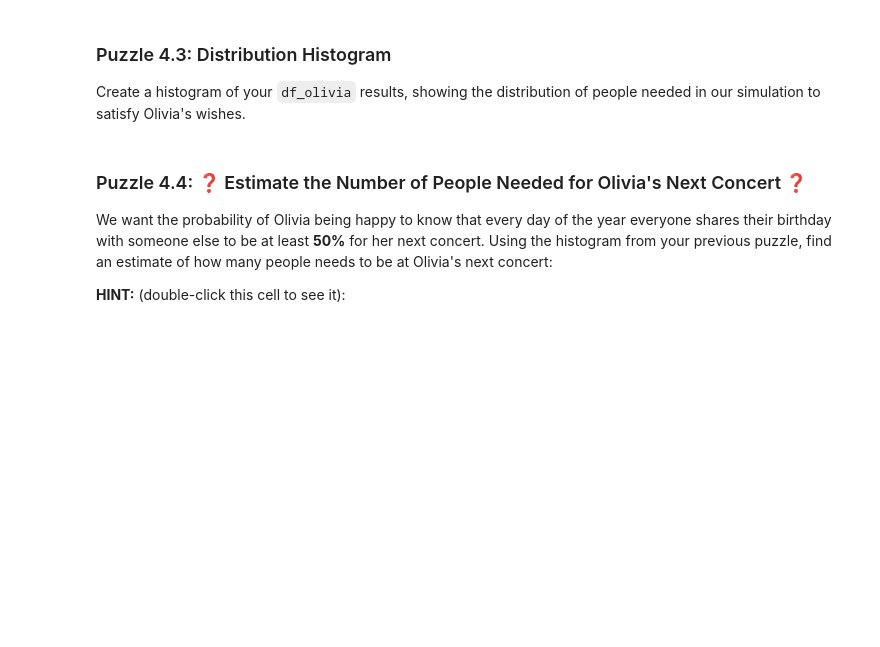
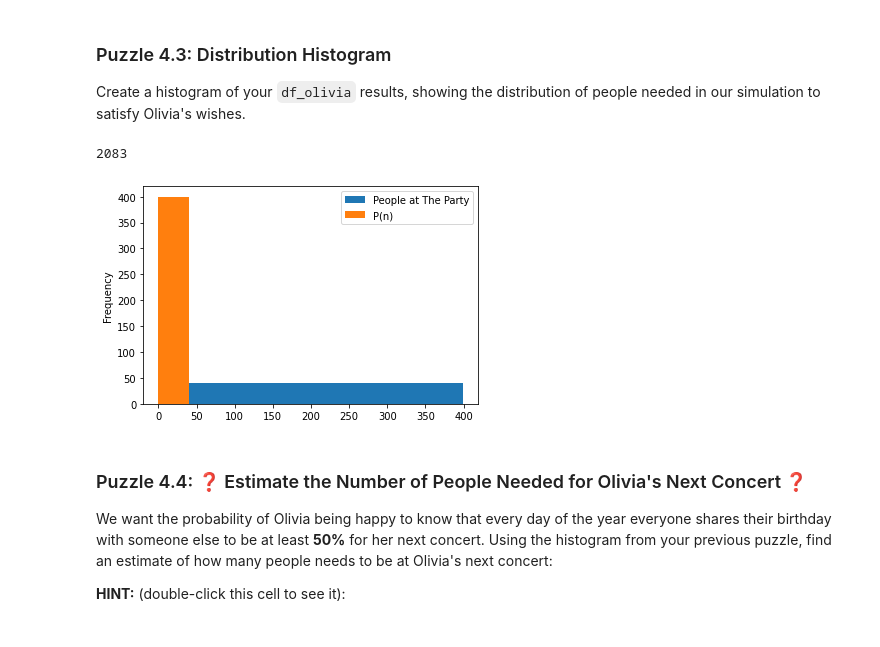
Before and after one commit to evelyn1342/Stat107, a Jupyter notebook: lab_birthday/lab_birthday.ipynb, the cells around one changed output. Drawn from its saved outputs; the diff is of its cells as text; code cells hidden in the pictures; blank space fills up the shorter version.

```diff
--- a/lab_birthday/lab_birthday.ipynb
+++ b/lab_birthday/lab_birthday.ipynb
@@ -361,7 +500,12 @@ df_olivia
 Create a histogram of your `df_olivia` results, showing the distribution of people needed in our simulation to satisfy Olivia's wishes.
 # %%
 # Create a histogram:
-...
+import birthday
+df.plot.hist()
+birthday.forOlivia()
+# %% [output]
+2083
+[figure, added]
 # %% [markdown]
 ### Puzzle 4.4: ❓ Estimate the Number of People Needed for Olivia's Next Concert ❓
 
```
Also changed, not shown: parts of 40 cells of this notebook.
